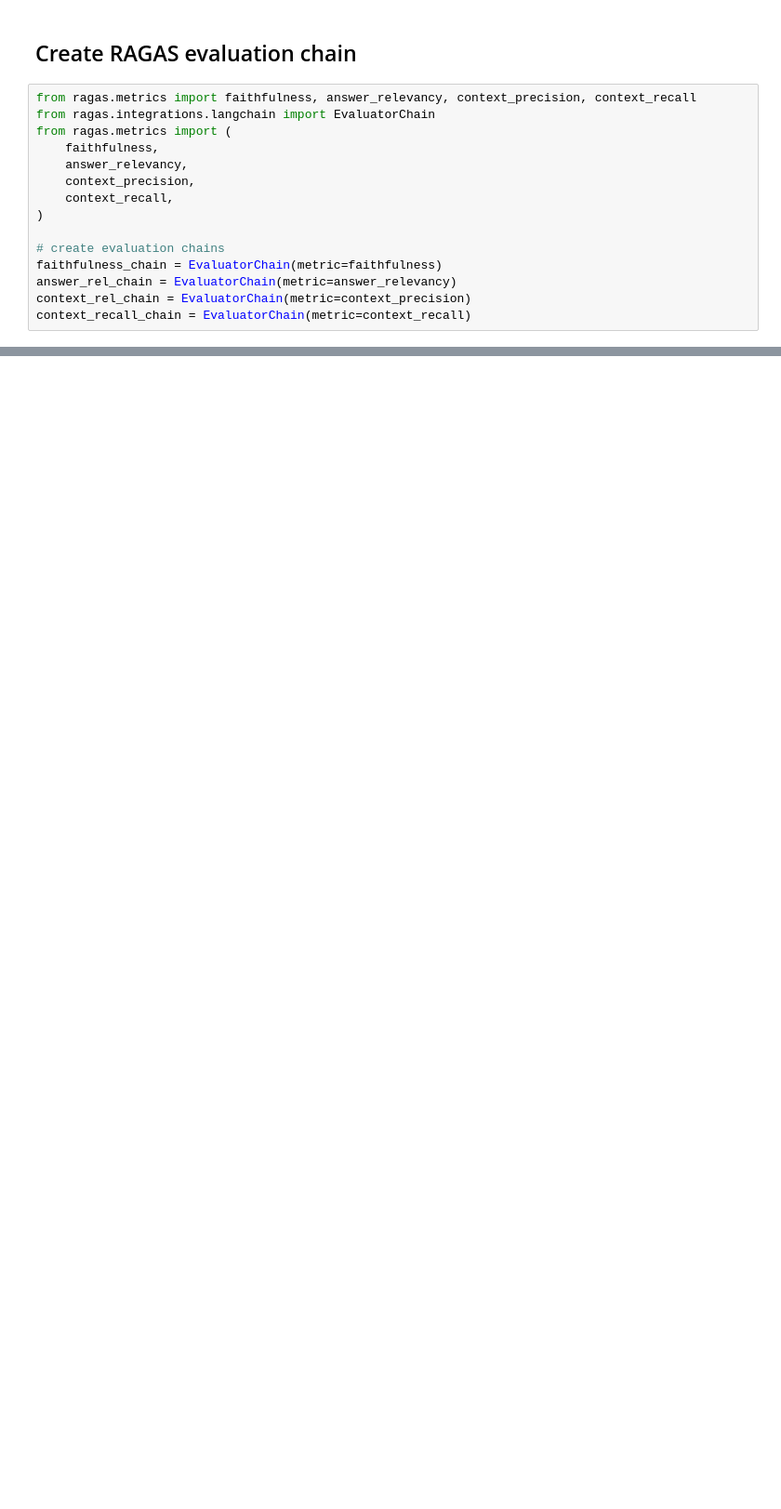
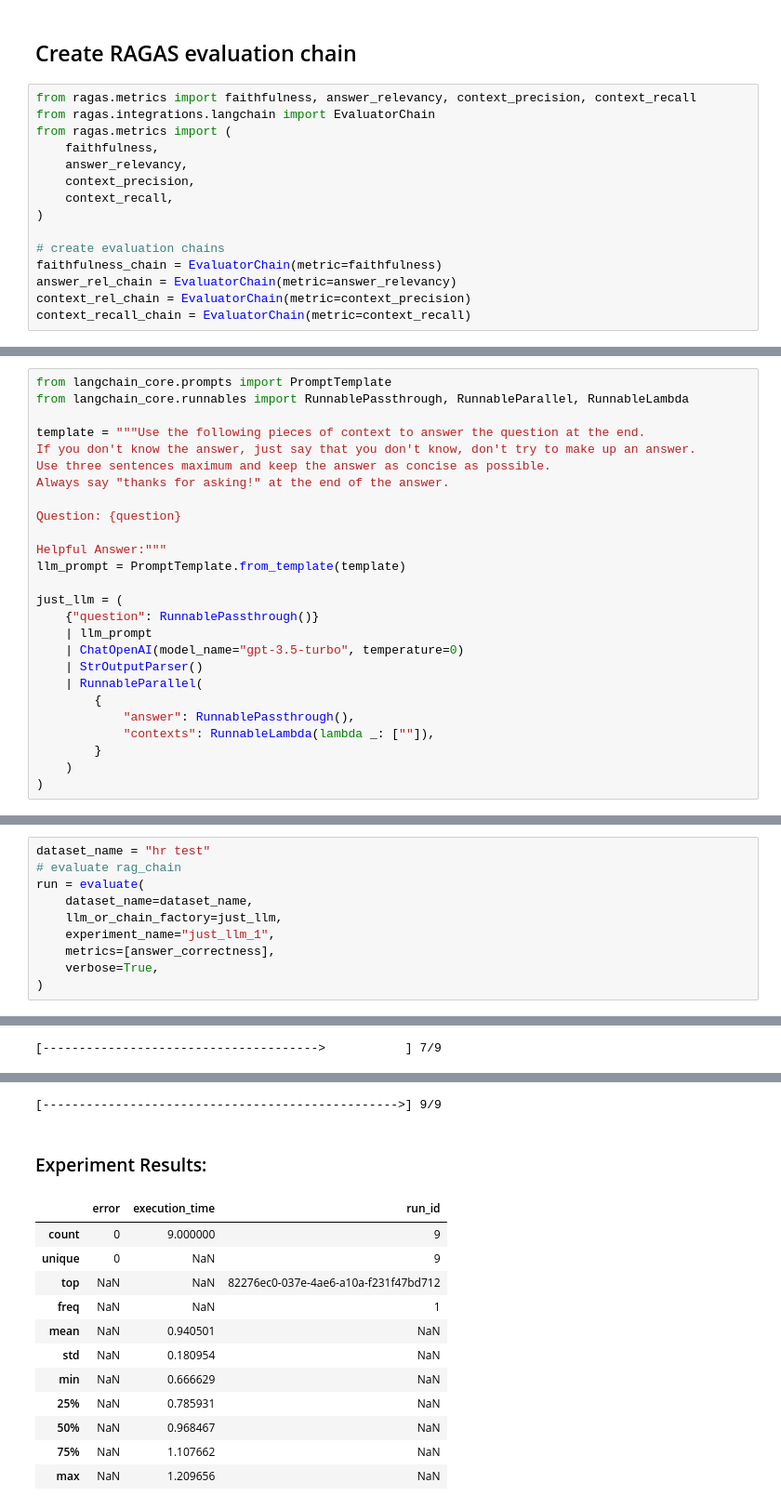
Before and after one commit to dqminhv/cohere-rag-eval, a Jupyter notebook: notebook/langsmith_first_test.ipynb, the cells around one changed output, grey strips where cells are left out. Shown: that part at 93% size. Cells and saved outputs as stored; diff of their text form; blank space fills up the shorter version.

```diff
--- a/notebook/langsmith_first_test.ipynb
+++ b/notebook/langsmith_first_test.ipynb
@@ -184,0 +171,26 @@ Error in EvaluatorCallbackHandler.on_chain_end callback: ValueError('expected ex
+# %%
+from langchain_core.prompts import PromptTemplate
+from langchain_core.runnables import RunnablePassthrough, RunnableParallel, RunnableLambda
+
+template = """Use the following pieces of context to answer the question at the end.
+If you don't know the answer, just say that you don't know, don't try to make up an answer.
+Use three sentences maximum and keep the answer as concise as possible.
+Always say "thanks for asking!" at the end of the answer.
+
+Question: {question}
+
+Helpful Answer:"""
+llm_prompt = PromptTemplate.from_template(template)
+
+just_llm = (
+    {"question": RunnablePassthrough()}
+    | llm_prompt
+    | ChatOpenAI(model_name="gpt-3.5-turbo", temperature=0)
+    | StrOutputParser()
+    | RunnableParallel(
+        {
+            "answer": RunnablePassthrough(),
+            "contexts": RunnableLambda(lambda _: [""]),
+        }
+    )
+)
@@ -184,0 +203,11 @@ Error in EvaluatorCallbackHandler.on_chain_end callback: ValueError('expected ex
+# %%
+dataset_name = "hr test"
+# evaluate rag_chain
+run = evaluate(
+    dataset_name=dataset_name,
+    llm_or_chain_factory=just_llm,
+    experiment_name="just_llm_1",
+    metrics=[answer_correctness],
+    verbose=True,
+)
+# %% [output]
@@ -184,0 +273 @@ Error in EvaluatorCallbackHandler.on_chain_end callback: ValueError('expected ex
+[-------------------------------------->           ] 7/9
@@ -184,0 +291,14 @@ Error in EvaluatorCallbackHandler.on_chain_end callback: ValueError('expected ex
+[------------------------------------------------->] 9/9
+Experiment Results:
+|  | error | execution_time | run_id |
+| count | 0 | 9.000000 | 9 |
+| unique | 0 | NaN | 9 |
+| top | NaN | NaN | 82276ec0-037e-4ae6-a10a-f231f47bd712 |
+| freq | NaN | NaN | 1 |
+| mean | NaN | 0.940501 | NaN |
+| std | NaN | 0.180954 | NaN |
+| min | NaN | 0.666629 | NaN |
+| 25% | NaN | 0.785931 | NaN |
+| 50% | NaN | 0.968467 | NaN |
+| 75% | NaN | 1.107662 | NaN |
+| max | NaN | 1.209656 | NaN |
```
Also changed, not shown: parts of 17 cells of this notebook, 2 other files.
